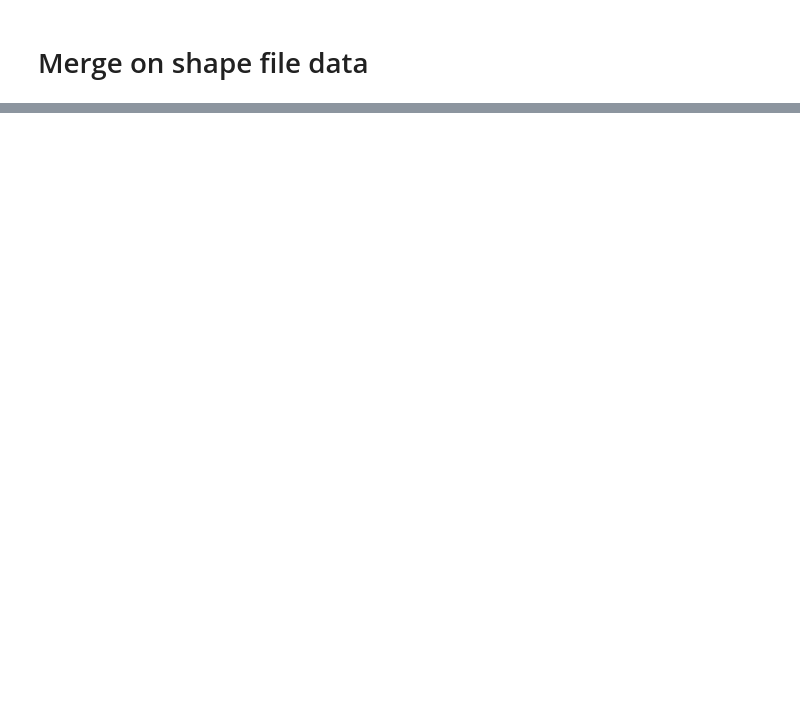
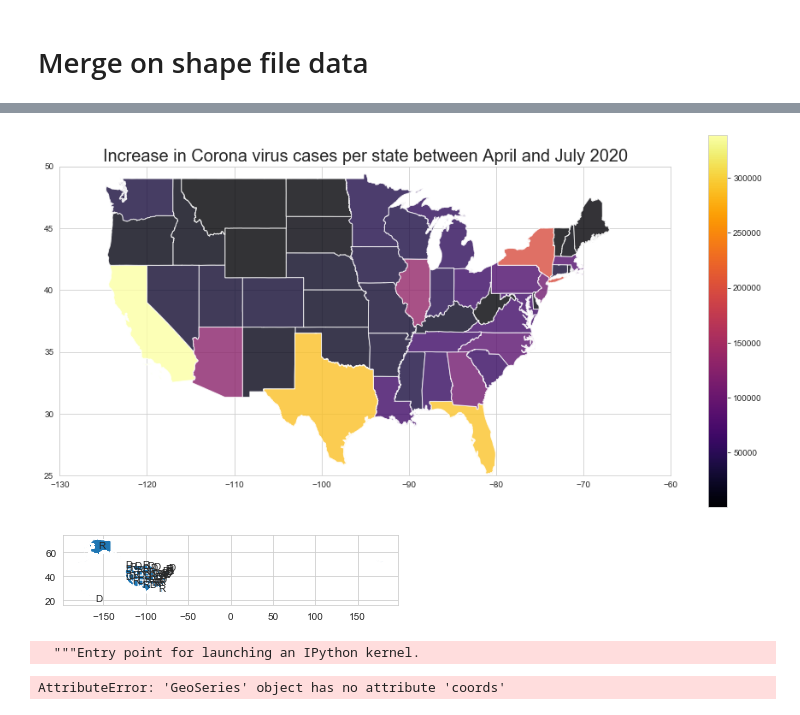
Before and after one commit to danvalen1/Corona-Employment, a Jupyter notebook: notebooks/tjh/geo-pol-covid-df-creation.ipynb, the cells around one changed output, grey strips where cells are left out. Saved outputs shown, nothing was run; the diff lists cells and outputs as text; code cells hidden in the pictures; blank space fills up the shorter version.

```diff
--- a/notebooks/tjh/geo-pol-covid-df-creation.ipynb
+++ b/notebooks/tjh/geo-pol-covid-df-creation.ipynb
@@ -231,0 +262,17 @@ final_shape_data.to_pickle('../../src/data/shape_covid_pop.pickle')
+# %%
+fig, ax = plt.subplots(figsize = (16,8))
+df_case_delta_shape.plot(ax=ax,
+                         alpha = 0.8,
+                         column='case_delta',
+                         cmap = 'inferno',
+                         legend=True)
+
+ax.set_ylim(25,50)
+ax.set_xlim(-130,-60)
+
+ax.set_title("Increase in Corona virus cases per state between April and July 2020", size=20)
+df_case_delta_shape.apply(lambda x: ax.annotate(s=x.NAME, xy=x.geometry.centroid.coords[0], ha='center'),axis=1);;
+
+fig.savefig('../../images/case_delta.png', bbox_inches='tight')
+# %% [output]
+[figure, added]
@@ -231,0 +285,11 @@ final_shape_data.to_pickle('../../src/data/shape_covid_pop.pickle')
+# %%
+merged.plot()
+for idx, row in merged.iterrows():
+    plt.annotate(s=row['gov'], xy=row['coords'],horizontalalignment='center')
+# %% [output]
+[figure, added]
+# %%
+df_case_delta_gov_shape.geometry.centroid.coords
+# %% [output]
+  """Entry point for launching an IPython kernel.
+AttributeError: 'GeoSeries' object has no attribute 'coords'
```
Also changed, not shown: parts of 23 cells of this notebook, 2 other files.
